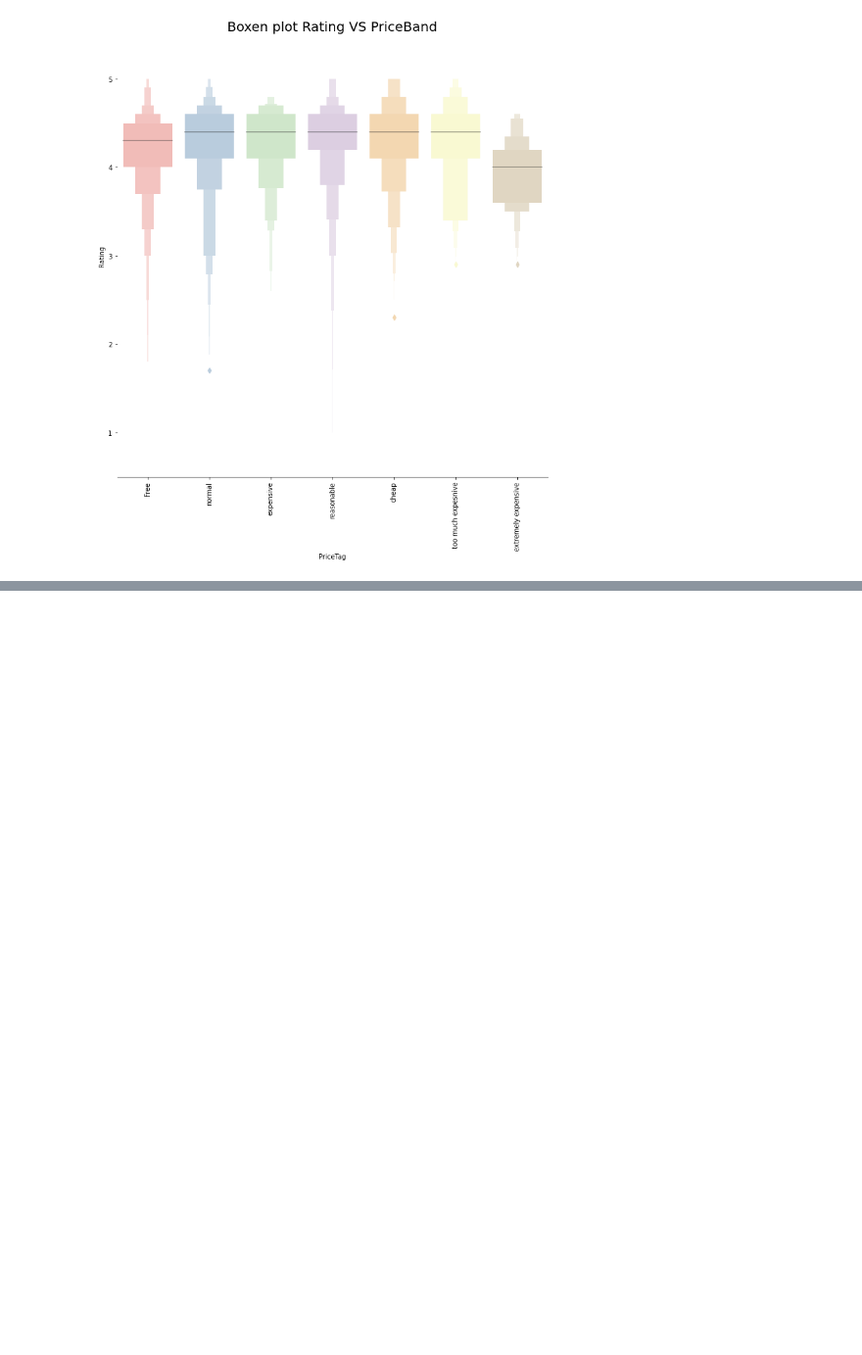
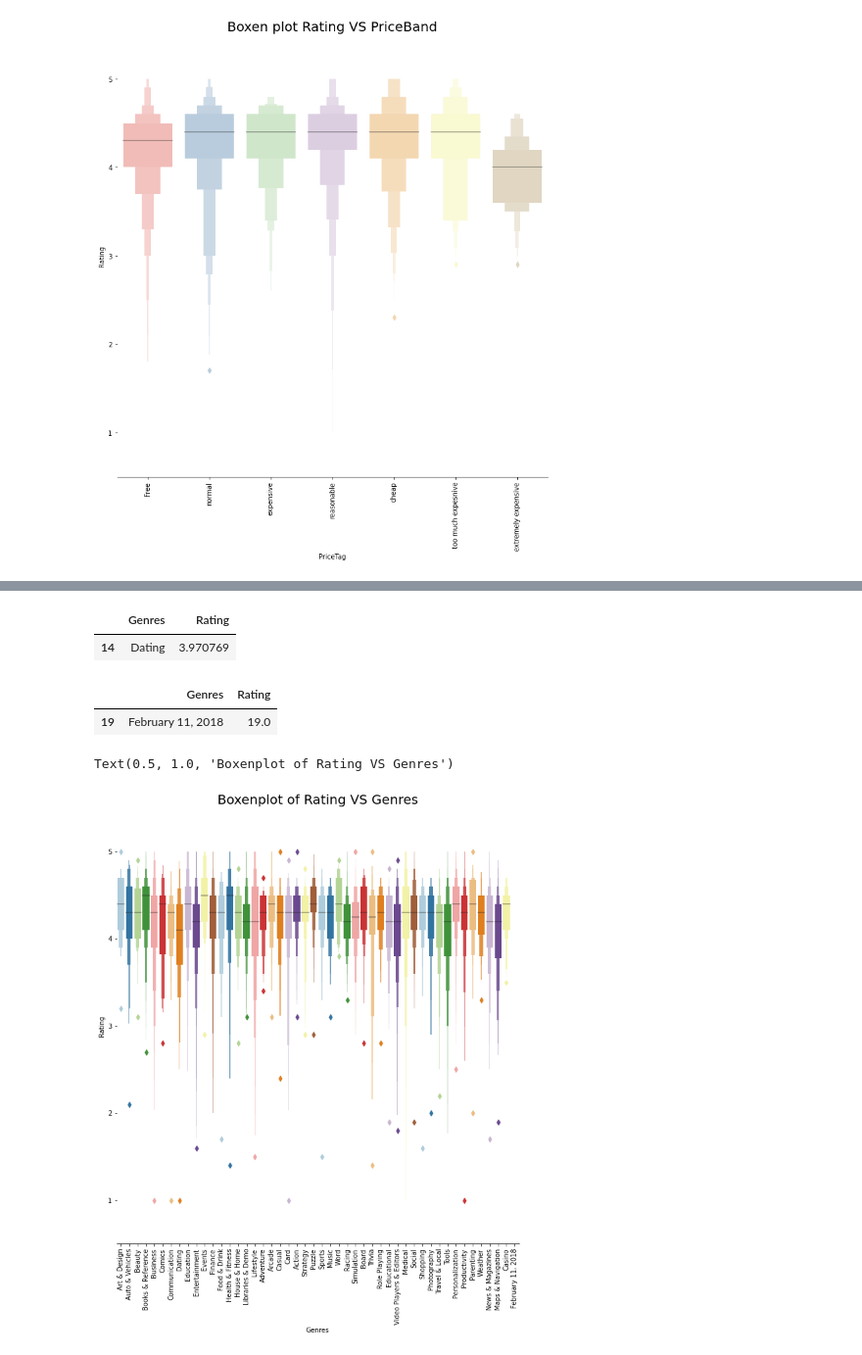
Before and after one commit to Shaheer-Imam/Data-Science, a Jupyter notebook: EDA/Google play apps EDA.ipynb, the cells around one changed output, grey strips where cells are left out. Shown at 98% size. Drawn from its saved outputs; the diff is of its cells as text; code cells hidden in the pictures; blank space fills up the shorter version.

```diff
--- a/EDA/Google play apps EDA.ipynb
+++ b/EDA/Google play apps EDA.ipynb
@@ -589,0 +656,2 @@ Text(0.5, 1.0, 'Category in each Priceband VS Rating')
+# %%
+data_1['Genres'] = data_1['Genres'].str.split(';').str[0]
@@ -589,0 +689,2 @@ Text(0.5, 1.0, 'Category in each Priceband VS Rating')
+# %%
+data_1['Genres'].replace('Music & Audio', 'Music',inplace = True)
@@ -589,0 +703,20 @@ Text(0.5, 1.0, 'Category in each Priceband VS Rating')
+# %%
+data_1[['Genres', 'Rating']].groupby(['Genres'], as_index=False).mean().sort_values('Rating').head(1)
+# %% [output]
+|  | Genres | Rating |
+| 14 | Dating | 3.970769 |
+# %%
+data_1[['Genres', 'Rating']].groupby(['Genres'], as_index=False).mean().sort_values('Rating').tail(1)
+# %% [output]
+|  | Genres | Rating |
+| 19 | February 11, 2018 | 19.0 |
+# %%
+g = sns.catplot(x="Genres",y="Rating",data=data_1, kind="boxen", height = 10 ,palette = "Paired")
+g.despine(left=True)
+g.set_xticklabels(rotation=90)
+g = g.set_ylabels("Rating")
+g.set(ylim=(0.5,5.5))
+plt.title('Boxenplot of Rating VS Genres',size = 20)
+# %% [output]
+Text(0.5, 1.0, 'Boxenplot of Rating VS Genres')
+[figure, added]
```
Also changed, not shown: parts of 11 cells of this notebook.
